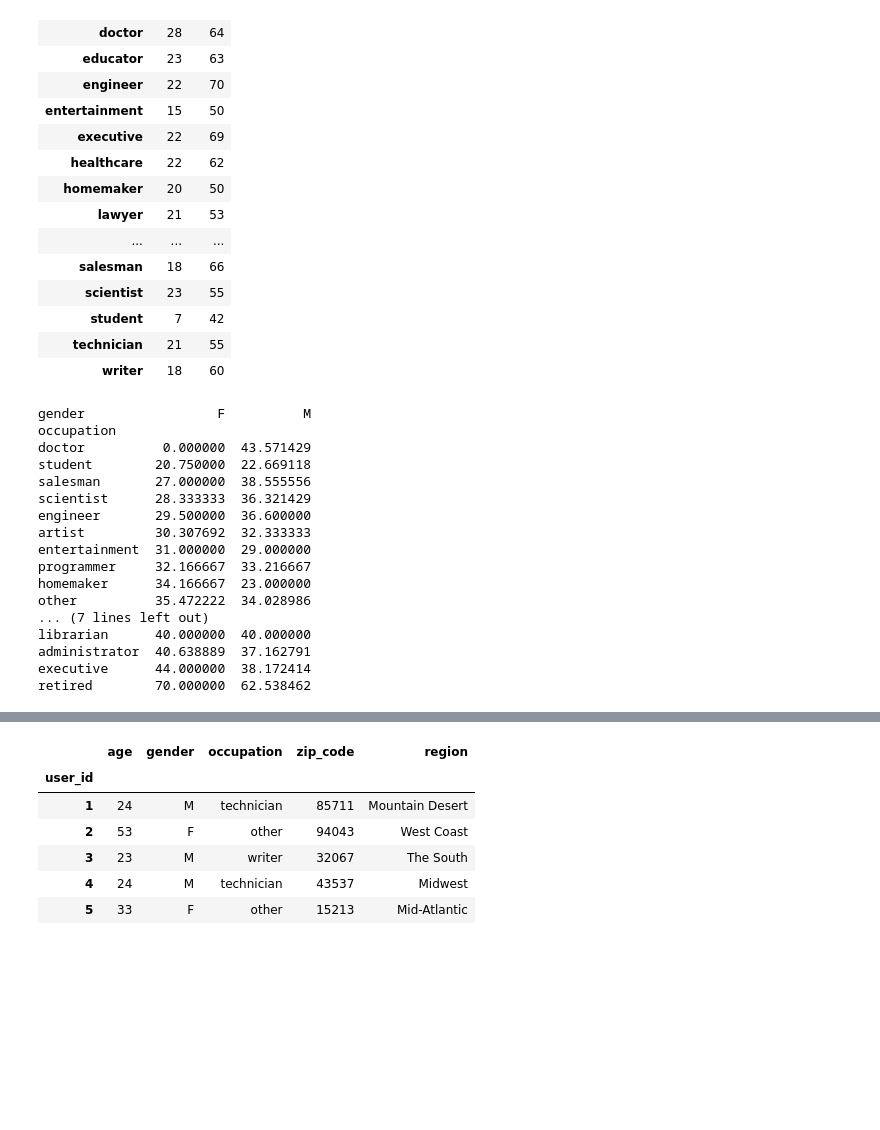
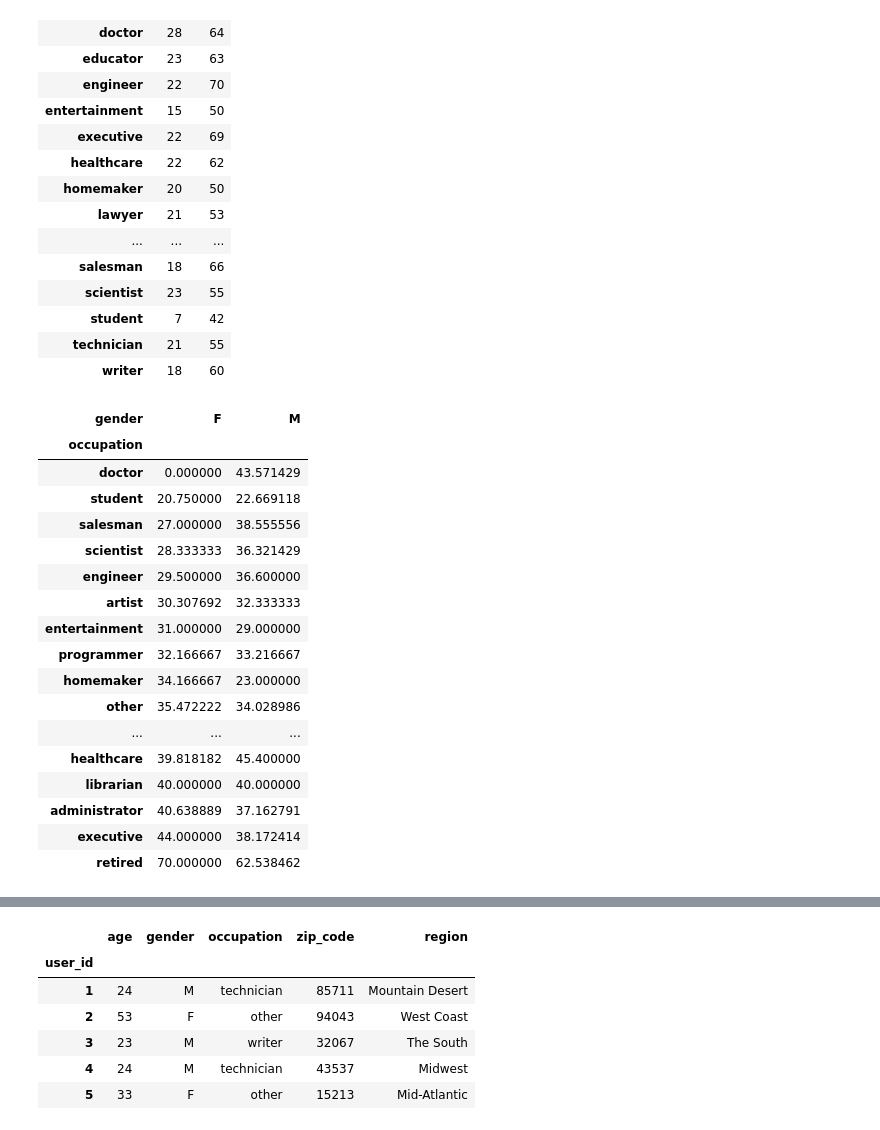
Before and after one commit to ryanliucla/my_repo, a Jupyter notebook: HW4_Pandas.ipynb, the cells around one changed output, grey strips where cells are left out. Cells and saved outputs as stored; diff of their text form; code cells hidden in the pictures; blank space fills up the shorter version.

```diff
--- a/HW4_Pandas.ipynb
+++ b/HW4_Pandas.ipynb
@@ -122,30 +122,28 @@ users['age'].groupby(users['occupation']).agg(['min', 'max'])
 # %%
 # Problem 8. For each combination of occupation and gender, calculate the mean age.
 # Arrange the results in a table so each row is an occupation, and you have a
 # column of the average male age and another column with the average female age.
 # Sort the resulting table by Female mean age from least to greatest
-
-x = users.groupby(['occupation', 'gender'])['age'].mean().reset_index()
-pivot_table = x.pivot(index='occupation', columns='gender', values='age').fillna(0).sort_values('F')
-print(pivot_table)
+users.groupby(['occupation', 'gender']).age.mean().unstack().fillna(0).sort_values('F')
 # %% [output]
-gender                 F          M
-occupation
-doctor          0.000000  43.571429
-student        20.750000  22.669118
-salesman       27.000000  38.555556
-scientist      28.333333  36.321429
-engineer       29.500000  36.600000
-artist         30.307692  32.333333
-entertainment  31.000000  29.000000
-programmer     32.166667  33.216667
-homemaker      34.166667  23.000000
-other          35.472222  34.028986
-... (7 lines left out)
-librarian      40.000000  40.000000
-administrator  40.638889  37.162791
-executive      44.000000  38.172414
-retired        70.000000  62.538462
+| gender | F | M |
+| occupation |  |  |
+| doctor | 0.000000 | 43.571429 |
+| student | 20.750000 | 22.669118 |
+| salesman | 27.000000 | 38.555556 |
+| scientist | 28.333333 | 36.321429 |
+| engineer | 29.500000 | 36.600000 |
+| artist | 30.307692 | 32.333333 |
+| entertainment | 31.000000 | 29.000000 |
+| programmer | 32.166667 | 33.216667 |
+| homemaker | 34.166667 | 23.000000 |
+| other | 35.472222 | 34.028986 |
+| ... | ... | ... |
+| healthcare | 39.818182 | 45.400000 |
+| librarian | 40.000000 | 40.000000 |
+| administrator | 40.638889 | 37.162791 |
+| executive | 44.000000 | 38.172414 |
+| retired | 70.000000 | 62.538462 |
 # %%
 # Problem 9. For each occupation find the count of women and men
 # Arrange the results in a table so each row is an occupation, similar to above
```
Also changed, not shown: parts of 4 cells of this notebook, 2 other files.
